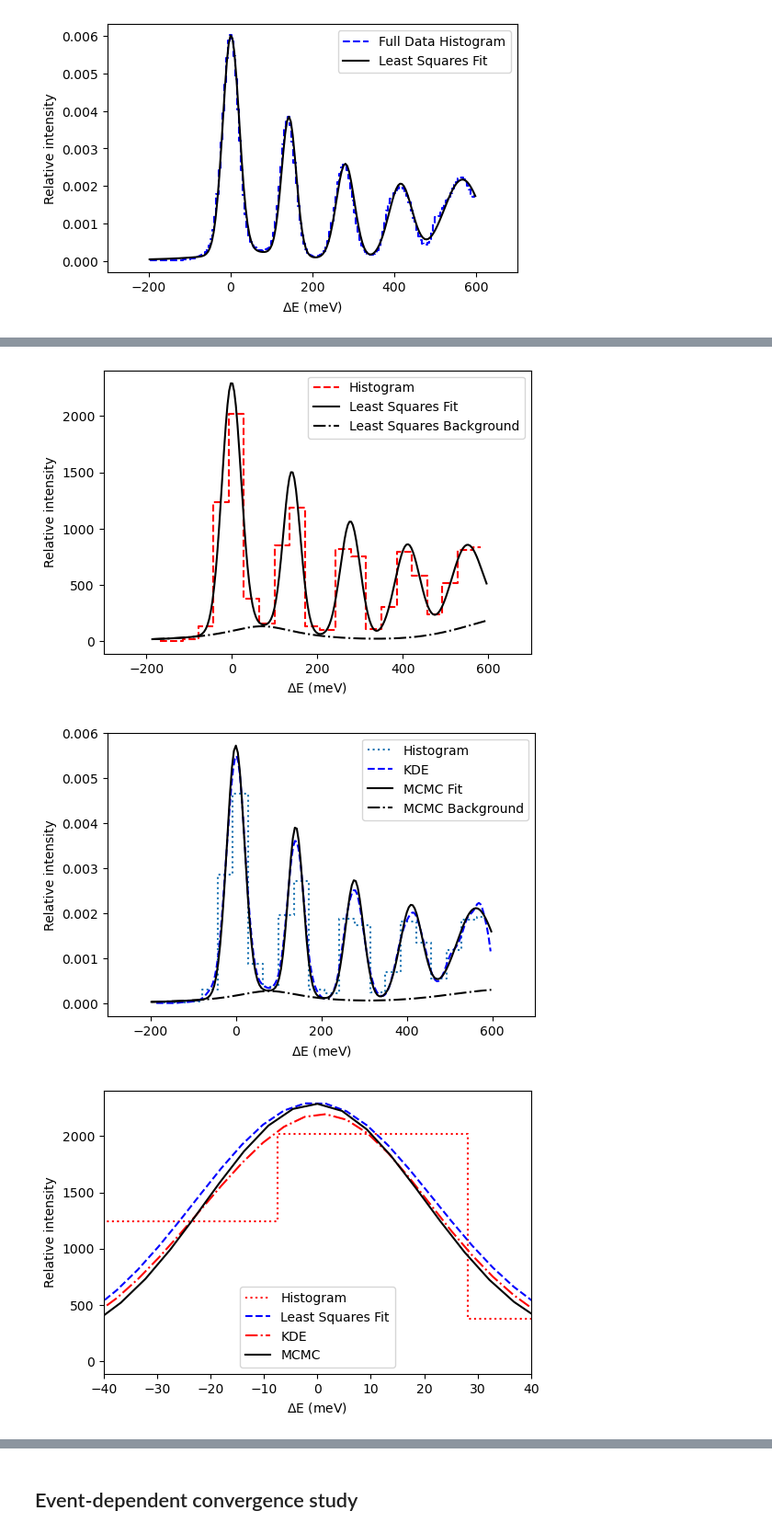
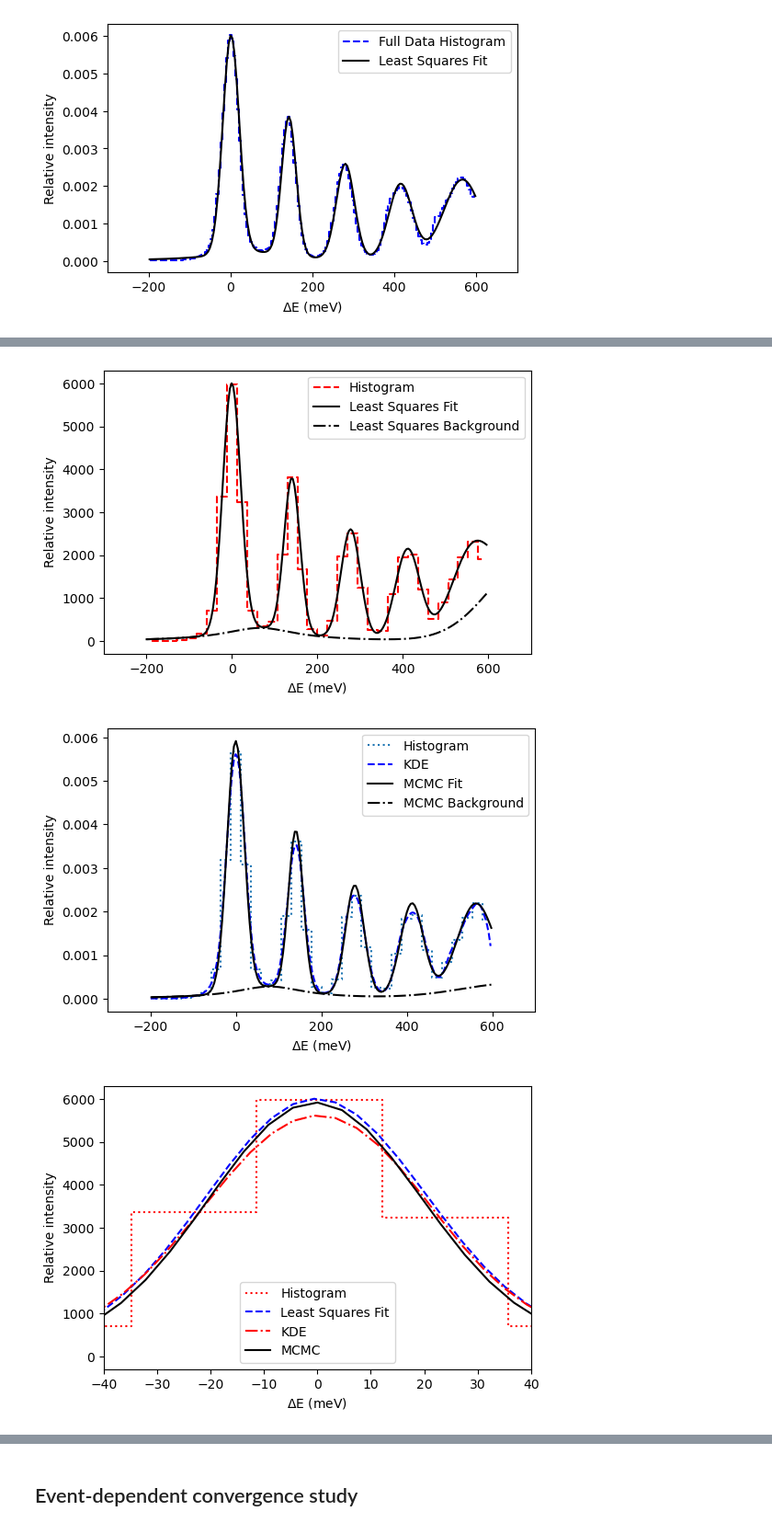
Before and after one commit to localoptimum/emtk, a Jupyter notebook: ARCStest-with-background.ipynb, the cells around one changed output, grey strips where cells are left out. Shown at 92% size. Drawn from its saved outputs; the diff is of its cells as text; code cells hidden in the pictures.

Commit message:
MCMC fit probably converged up to 10^5 events.

```diff
--- a/ARCStest-with-background.ipynb
+++ b/ARCStest-with-background.ipynb
@@ -363,7 +363,8 @@ Least squares model function defined.
 ema1.shuffle()
 # %%
 #cpo = ema1.subsample(150000, randomize=False)
-cpo = ema1.subsample(12000, randomize=False)
+#cpo = ema1.subsample(12000, randomize=False)
+cpo = ema1.subsample(45000, randomize=False)
 cpo.plot_kde(log=False, loglog=False, xlabel='$\Delta E$ (meV)', method="pmb")
 
 
@@ -1479,26 +1496,26 @@ plt.xlim(-300,700)
 plt.savefig('arcsFigs/arcs_data_subsample_mcmc_analysis.png', dpi=600, bbox_inches='tight')
 plt.show()
 # %% [output]
-[figure, old version]
+[figure, new version]
-[figure, old version]
+[figure, new version]
 # %%
 fig,ax=plt.subplots()
 plt.step(subsample_histo_x, subsample_histo_y, color='red', ls=':', where='mid', label='Histogram')
 #plt.plot(cpo.kdex, cpo.kdey, color='blue', ls=':', label = 'KDE of Subsample')
 plt.plot(cpo.kdex, sub_data_fit_line*fscale, color='blue', ls='--', label='Least Squares Fit')
 
-plt.plot(cpo.kdex, cpo.kdey*400000, color='red', ls='-.', label = 'KDE')
+plt.plot(cpo.kdex, cpo.kdey*1000000, color='red', ls='-.', label = 'KDE')
 
 #plt.plot(fullhisto_x, mle_fit_line*2300000, color='green', label='MLE')
-plt.plot(fullhisto_x, mcmc_fit_line*400000, color='black', label='MCMC')
+plt.plot(fullhisto_x, mcmc_fit_line*1000000, color='black', label='MCMC')
 plt.xlabel('$\Delta$E (meV)')
 plt.ylabel('Relative intensity')
 plt.legend()
 fig.set_size_inches(6,4)
 plt.xlim(-40,40)
 plt.show()
 # %% [output]
-[figure, old version]
+[figure, new version]
 # %%
 cpo.plot_MCMC_convergences()
 # %% [output]
```
Also changed, not shown: parts of 38 cells of this notebook.
